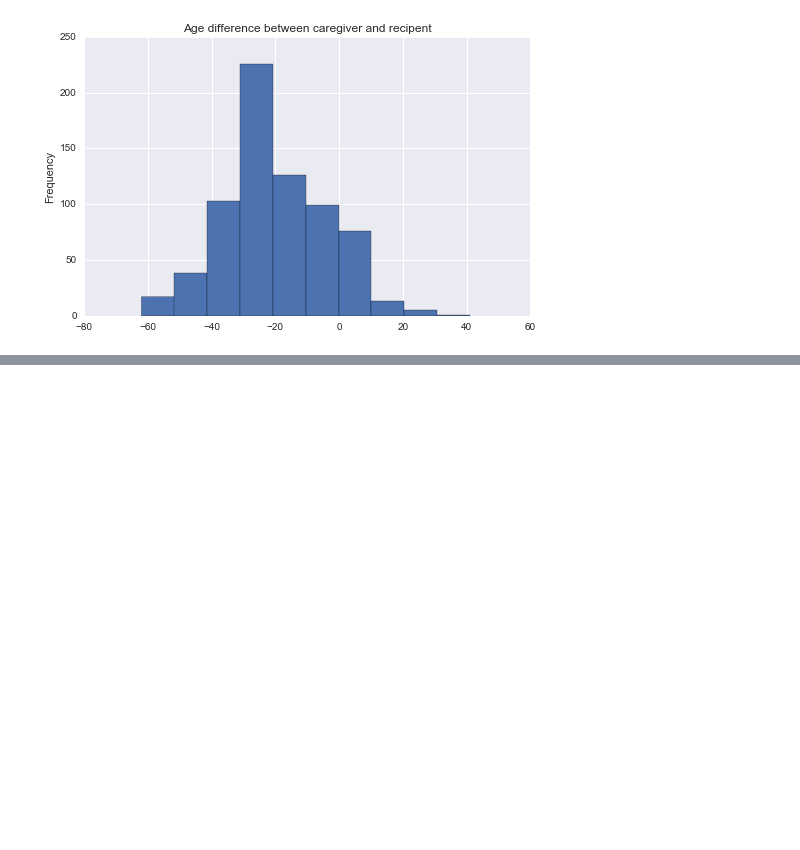
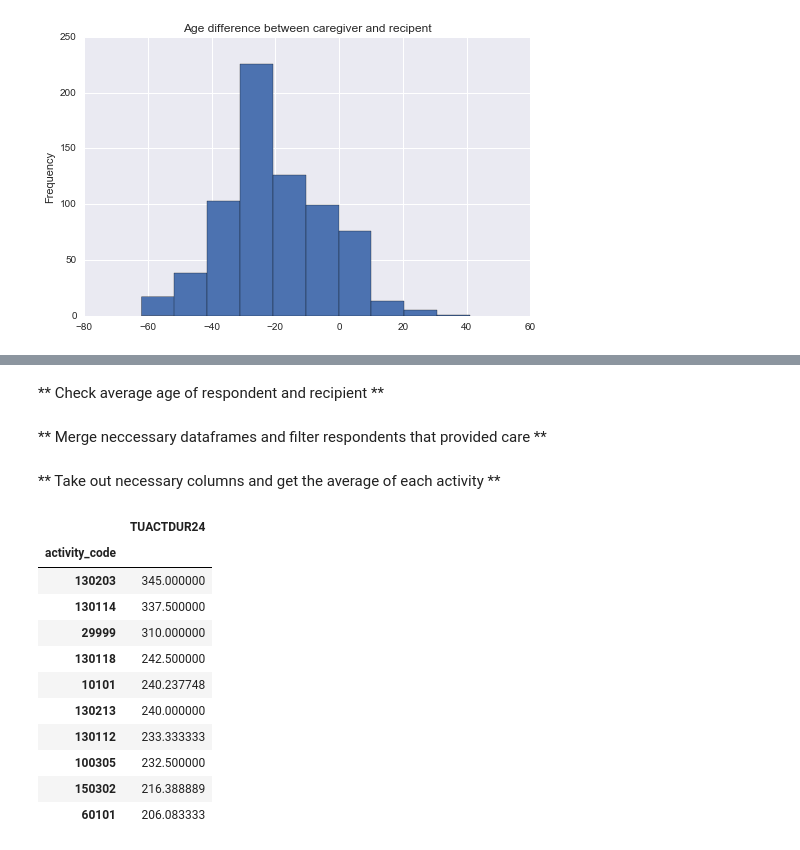
Before and after one commit to stacyzhao/atus-analysis, a Jupyter notebook: Wasting Time.ipynb, the cells around one changed output, grey strips where cells are left out. Saved outputs shown, nothing was run; the diff lists cells and outputs as text; code cells hidden in the pictures; blank space fills up the shorter version.

```diff
--- a/Wasting Time.ipynb
+++ b/Wasting Time.ipynb
@@ -97,7 +116,7 @@ elder = pd.merge(pd.merge(main_respondent, elder_care), respondent)
 # %%
-elder['AGE_DIFF'] = (elder['TEAGE'] - elder['TEAGE_EC'])
-elder_TRTEC = elder[elder['TRTEC'] > 0]
-elder_TRTEC['AGE_DIFF'].mean()
+elder['AGE_DIFF'] = elder['TEAGE'] - elder['TEAGE_EC']
+elder = elder[elder['TRTEC'] > 0]
+elder['AGE_DIFF'].mean()
 # %% [output]
 -20.140625
 # %%
@@ -141,0 +130,2 @@ dtype: int64
+# %% [markdown]
+** Check average age of respondent and recipient **
@@ -141,0 +135,28 @@ dtype: int64
+# %% [markdown]
+** Merge neccessary dataframes and filter respondents that provided care **
+# %%
+caregiver_master = pd.merge(roster_elder.merge(activity), respondent, on='TUCASEID')
+caregiver_master = elder.merge(activity, on='TUCASEID')
+# %% [markdown]
+** Take out necessary columns and get the average of each activity **
+# %%
+caregiver_activity = caregiver_master[['TUACTDUR24', 'TRCODE']]
+group_by_activity = caregiver_activity.groupby(caregiver_activity['TRCODE']).mean()
+group_by_activity = group_by_activity.sort_values('TUACTDUR24', ascending=False)
+group_by_activity.index.name = 'activity_code'
+
+group_by_activity = group_by_activity[:10]
+group_by_activity
+# %% [output]
+|  | TUACTDUR24 |
+| activity_code |  |
+| 130203 | 345.000000 |
+| 130114 | 337.500000 |
+| 29999 | 310.000000 |
+| 130118 | 242.500000 |
+| 10101 | 240.237748 |
+| 130213 | 240.000000 |
+| 130112 | 233.333333 |
+| 100305 | 232.500000 |
+| 150302 | 216.388889 |
+| 60101 | 206.083333 |
```
Also changed, not shown: parts of 23 cells of this notebook.
